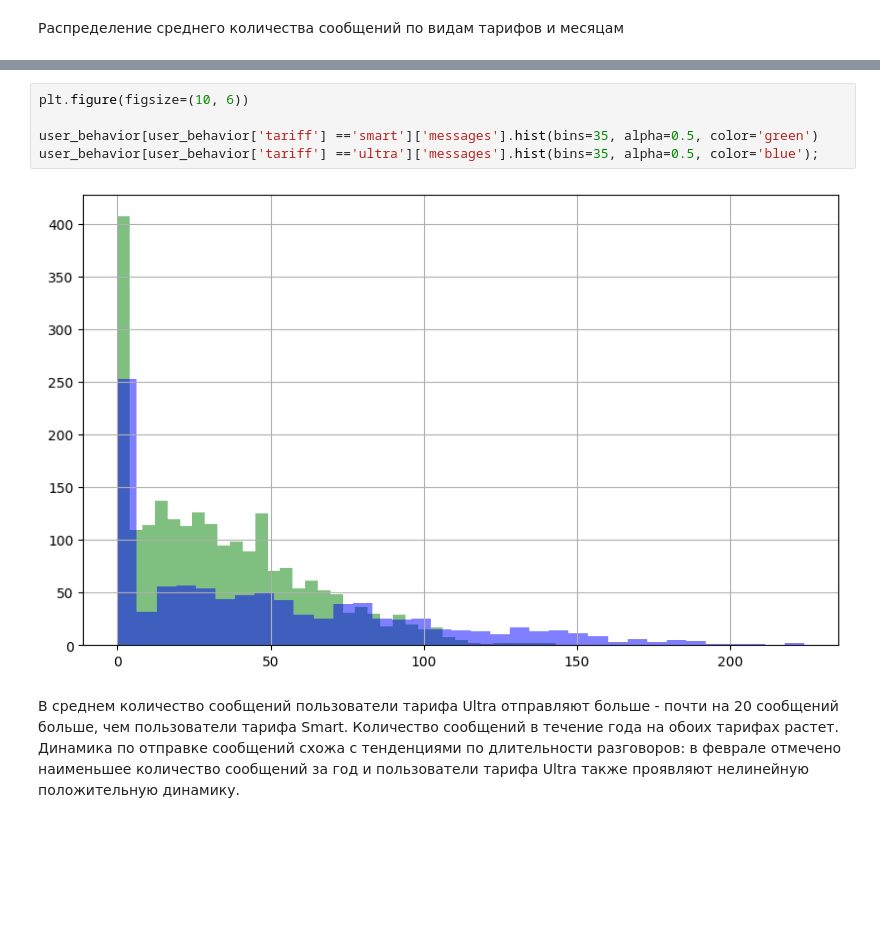
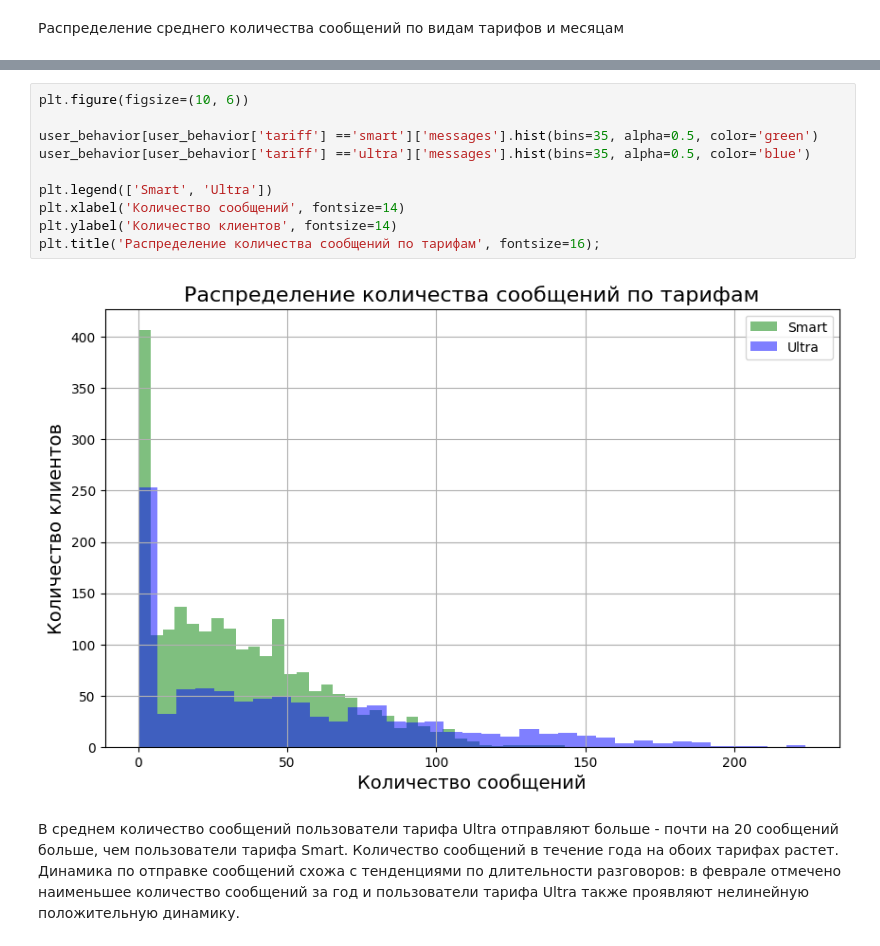
Before and after one commit to avostapenkokz/Portfolio, a Jupyter notebook: TelecomAnalysis/TelecomAnalysis.ipynb, the cells around one changed output, grey strips where cells are left out. Cells and saved outputs as stored; diff of their text form; blank space fills up the shorter version.

```diff
--- a/TelecomAnalysis/TelecomAnalysis.ipynb
+++ b/TelecomAnalysis/TelecomAnalysis.ipynb
@@ -569,10 +579,15 @@ ax.set(xlabel='Номер месяца', ylabel='Среднее количест
 # %%
 plt.figure(figsize=(10, 6))
 
 user_behavior[user_behavior['tariff'] =='smart']['messages'].hist(bins=35, alpha=0.5, color='green')
-user_behavior[user_behavior['tariff'] =='ultra']['messages'].hist(bins=35, alpha=0.5, color='blue');
+user_behavior[user_behavior['tariff'] =='ultra']['messages'].hist(bins=35, alpha=0.5, color='blue')
+
+plt.legend(['Smart', 'Ultra'])
+plt.xlabel('Количество сообщений', fontsize=14)
+plt.ylabel('Количество клиентов', fontsize=14)
+plt.title('Распределение количества сообщений по тарифам', fontsize=16);
 # %% [output]
-[figure, old version]
+[figure, new version]
 # %% [markdown]
 В среднем количество сообщений пользователи тарифа Ultra отправляют больше - почти на 20 сообщений больше, чем пользователи тарифа Smart. Количество сообщений в течение года на обоих тарифах растет. Динамика по отправке сообщений схожа с тенденциями по длительности разговоров: в феврале отмечено наименьшее количество сообщений за год и пользователи тарифа Ultra также проявляют нелинейную положительную динамику.
 # %%
```
Also changed, not shown: parts of 7 cells of this notebook.
